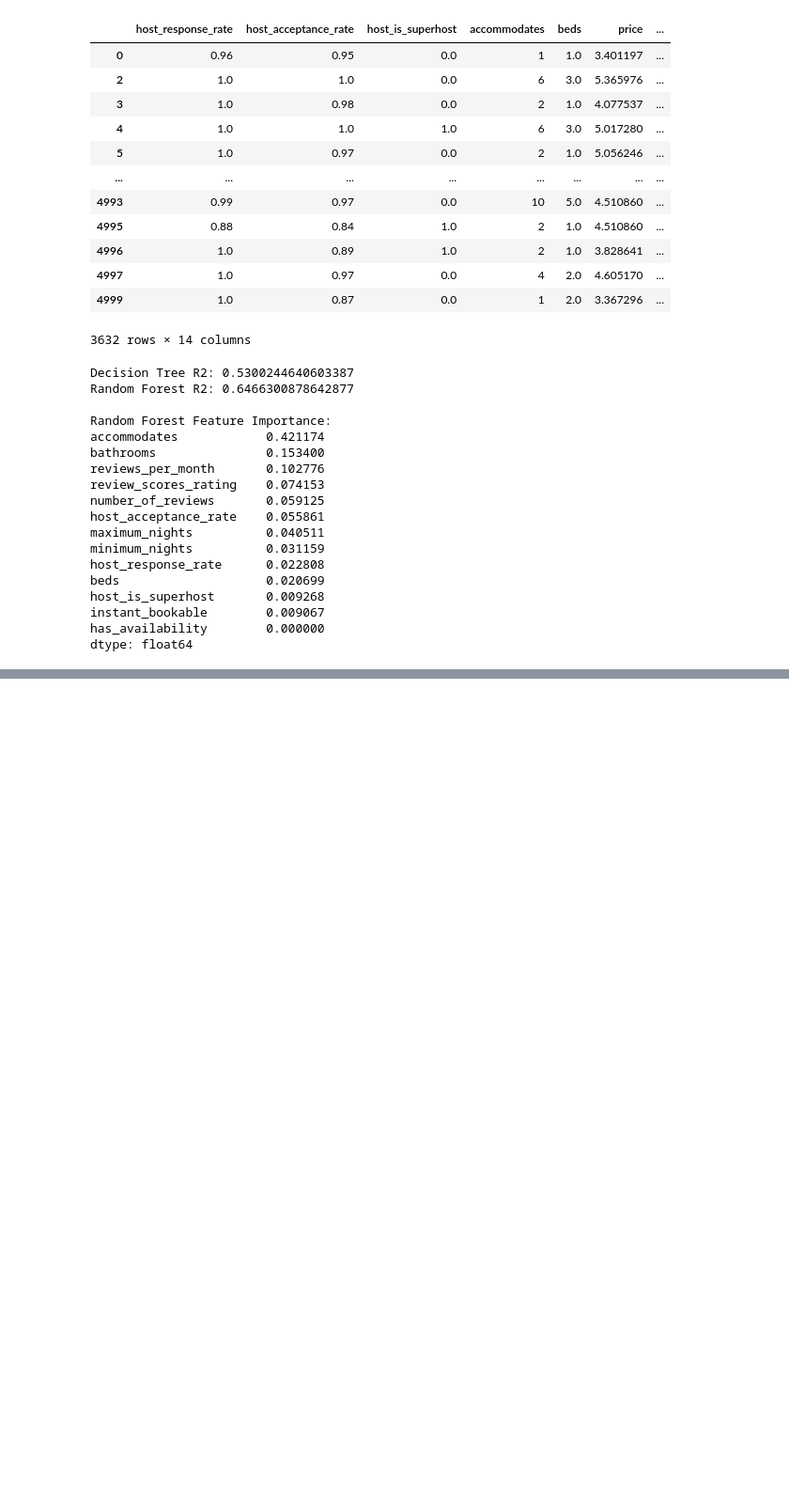
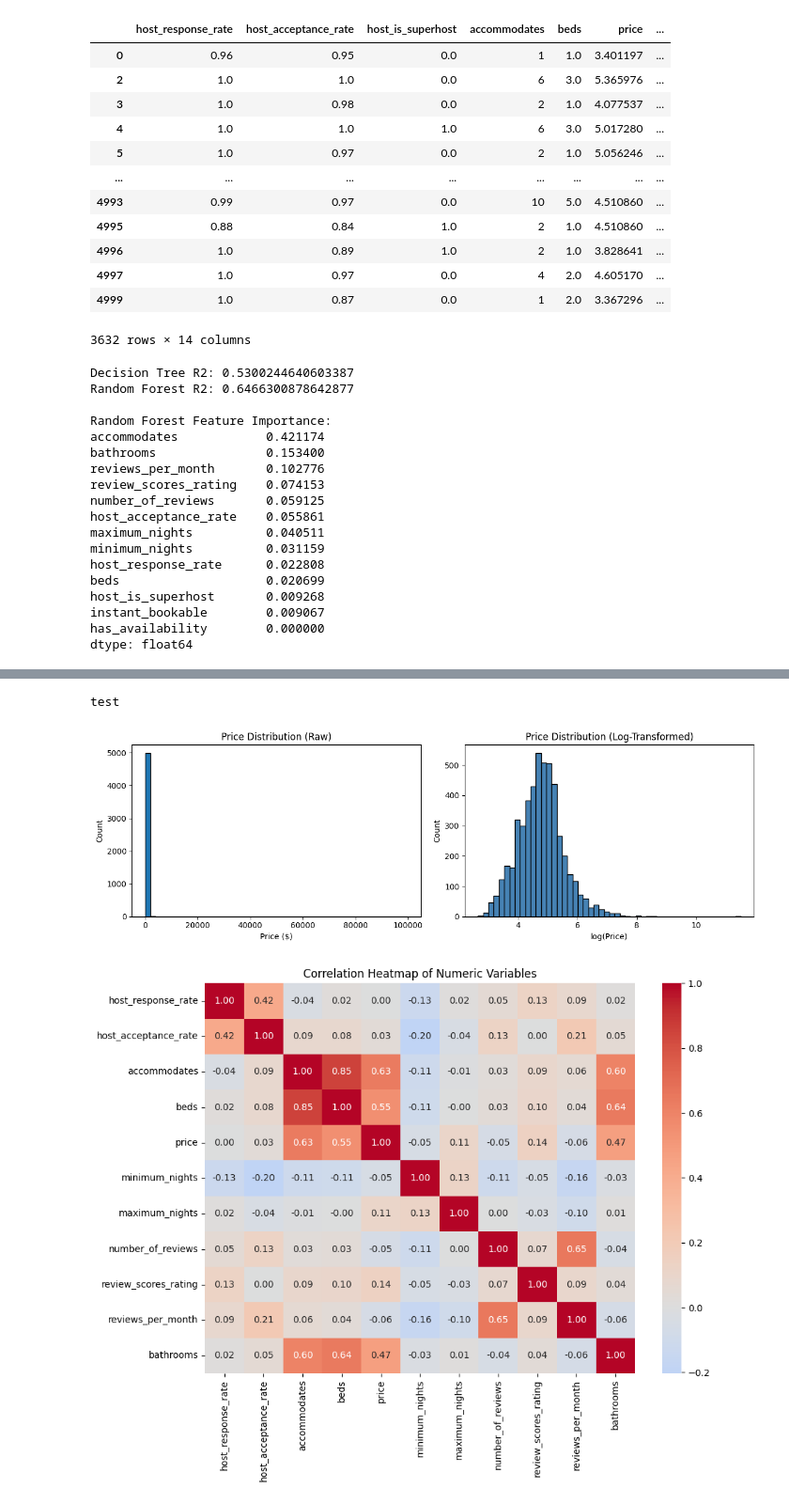
Before and after one commit to hungrydoor14/STAT443, a Jupyter notebook: data_cleanup.ipynb, the cells around one changed output, grey strips where cells are left out. Shown at 94% size. Drawn from its saved outputs; the diff is of its cells as text; code cells hidden in the pictures; blank space fills up the shorter version.

```diff
--- a/data_cleanup.ipynb
+++ b/data_cleanup.ipynb
@@ -362,0 +398,37 @@ dtype: float64
+# %%
+print("test")
+# %% [output]
+test
+# %%
+import matplotlib.pyplot as plt
+import seaborn as sns
+
+# PRICE DISTRIBUTION
+fig, axes = plt.subplots(1, 2, figsize=(12, 4))
+
+axes[0].hist(np.exp(clean_df["price"]), bins=50, edgecolor="black")
+axes[0].set_title("Price Distribution (Raw)")
+axes[0].set_xlabel("Price ($)")
+axes[0].set_ylabel("Count")
+
+axes[1].hist(clean_df["price"], bins=50, edgecolor="black", color="steelblue")
+axes[1].set_title("Price Distribution (Log-Transformed)")
+axes[1].set_xlabel("log(Price)")
+axes[1].set_ylabel("Count")
+
+plt.tight_layout()
+plt.savefig("price_distribution.png", dpi=150)
+plt.show()
+
+# CORRELATION HEATMAP
+numeric_df = clean_df.select_dtypes(include="number")
+
+plt.figure(figsize=(10, 8))
+sns.heatmap(numeric_df.corr(), annot=True, fmt=".2f", cmap="coolwarm", center=0)
+plt.title("Correlation Heatmap of Numeric Variables")
+plt.tight_layout()
+plt.savefig("correlation_heatmap.png", dpi=150)
+plt.show()
+# %% [output]
+[figure, added]
+[figure, added]
```
Also changed, not shown: parts of 6 cells of this notebook, 6 other files.
